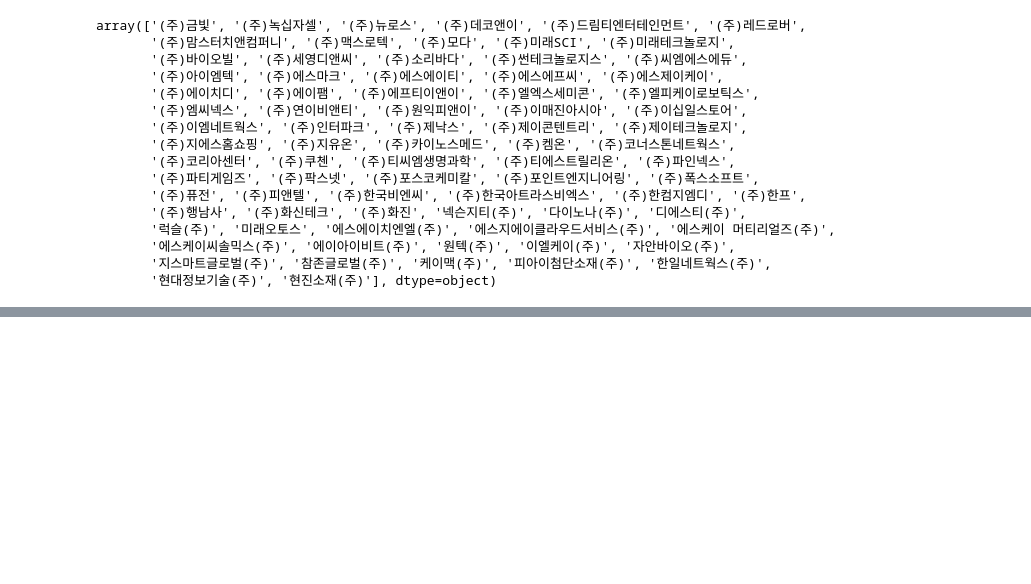
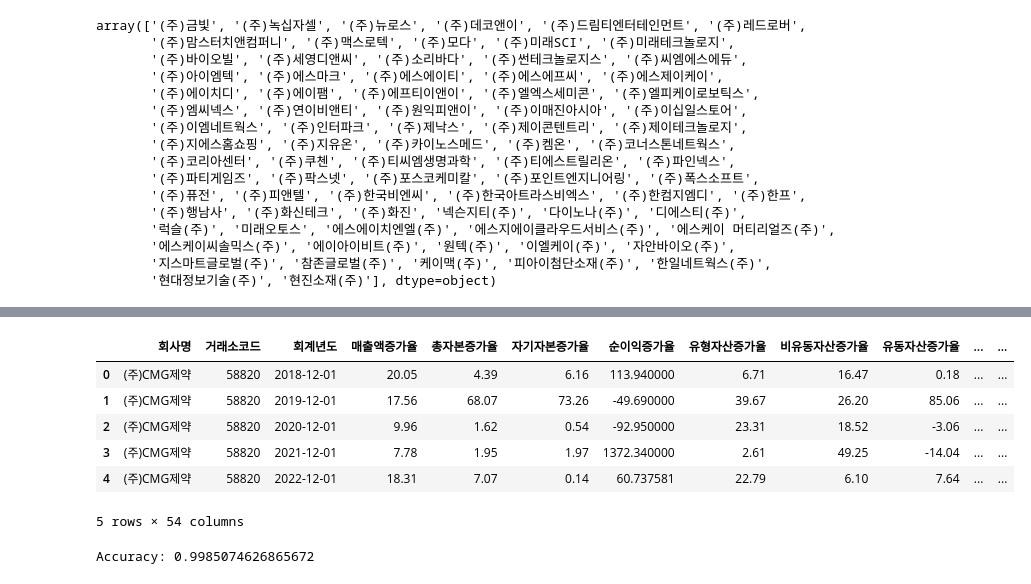
Before and after one commit to BDooHyun/ubion_python_class_01, a Jupyter notebook: 공모전/01_데이터.ipynb, the cells around one changed output, grey strips where cells are left out. Saved outputs shown, nothing was run; the diff lists cells and outputs as text; code cells hidden in the pictures; blank space fills up the shorter version.

```diff
--- a/공모전/01_데이터.ipynb
+++ b/공모전/01_데이터.ipynb
@@ -471,0 +515,52 @@ kosdaq_js = kosdaq.loc[~kosdaq['회사명'].isin(['(주)썬테크놀로지스',
+# %%
+kosdaqbs = '(주)썬테크놀로지스', '참존글로벌(주)', '(주)레드로버', '(주)뉴로스', '(주)연이비앤티',
+'(주)소리바다', '에스에이치엔엘(주)', '(주)세영디앤씨', '현진소재(주)', '(주)한프',
+'지스마트글로벌(주)', '자안바이오(주)', '(주)이엠네트웍스', '(주)코너스톤네트웍스',
+'에이아이비트(주)', '(주)지유온', '(주)맥스로텍', '(주)에스제이케이', '디에스티(주)',
+'(주)팍스넷', '럭슬(주)', '(주)제낙스', '(주)아이엠텍', '(주)퓨전', '(주)행남사',
+'(주)에이팸', '(주)에이치디', '(주)미래SCI', '(주)이매진아시아', '(주)파티게임즈',
+'(주)바이오빌', '(주)모다', '(주)화진', '(주)에스에프씨', '이엘케이(주)', '(주)에스마크',
+'(주)피앤텔', '(주)파인넥스', '(주)제이테크놀로지', '(주)데코앤이', '(주)에프티이앤이',
+'(주)이십일스토어', '(주)화신테크', '미래오토스', '에스지에이클라우드서비스(주)'
+kosdaq["부실여부"] = kosdaq['회사명'].apply(lambda x: 1 if x in kosdaqbs else 0)
+kosdaq.head()
+# %% [output]
+|  | 회사명 | 거래소코드 | 회계년도 | 매출액증가율 | 총자본증가율 | 자기자본증가율 | 순이익증가율 | 유형자산증가율 | 비유동자산증가율 | 유동자산증가율 | ... | ... |
+| 0 | (주)CMG제약 | 58820 | 2018-12-01 | 20.05 | 4.39 | 6.16 | 113.940000 | 6.71 | 16.47 | 0.18 | ... | ... |
+| 1 | (주)CMG제약 | 58820 | 2019-12-01 | 17.56 | 68.07 | 73.26 | -49.690000 | 39.67 | 26.20 | 85.06 | ... | ... |
+| 2 | (주)CMG제약 | 58820 | 2020-12-01 | 9.96 | 1.62 | 0.54 | -92.950000 | 23.31 | 18.52 | -3.06 | ... | ... |
+| 3 | (주)CMG제약 | 58820 | 2021-12-01 | 7.78 | 1.95 | 1.97 | 1372.340000 | 2.61 | 49.25 | -14.04 | ... | ... |
+| 4 | (주)CMG제약 | 58820 | 2022-12-01 | 18.31 | 7.07 | 0.14 | 60.737581 | 22.79 | 6.10 | 7.64 | ... | ... |
+5 rows × 54 columns
+# %%
+# 종속 변수와 독립 변수를 준비합니다.
+# X는 독립 변수들로 이루어진 2차원 배열이어야 합니다.
+# y는 종속 변수로 이루어진 1차원 배열이어야 합니다.
+X = kosdaq[["매출액증가율", "총자본증가율", "자기자본증가율", "순이익증가율", "유형자산증가율", "비유동자산증가율",
+          "유동자산증가율", "재고자산증가율", "유동비율", "당좌비율", "현금비율", "순운전자본비율", "부채비율",
+          "자기자본배율", "비유동비율", "유동자산구성비율", "자기자본구성비율", "매출액총이익률", "매출액순이익률",
+          "총자본사업이익률", "총자본순이익률", "자기자본순이익률", "1주당순이익(원)", "1주당매출액(원)", "총자본회전률",
+          "자기자본회전률", "비유동자산회전률", "재고자산회전률", "매출채권회전률", "매입채무회전률", "매입채무회전기간",
+          "재고자산회전기간", "매출채권회전기간", "1회전기간", "운전가본회전률", "순운전자본회전률", "유형자산회전율",
+          "유동자산회전률", "당좌자산회전률", "부가가치(백만원)", "총자본투자효율", "설비투자효율", "기계투자효율",
+          "부가가치율", "노동소득분배율", "자본분배율", "이윤분배율"]]  # 독립 변수 데이터
+y = kosdaq["부실여부"] # 종속 변수 데이터
+
+# 데이터를 훈련 세트와 테스트 세트로 분할합니다.
+X_train, X_test, y_train, y_test = train_test_split(X, y, test_size=0.2, random_state=42)
+
+# 라쏘 모델을 생성하고 훈련합니다.
+lasso = Lasso(alpha=0.5)  # alpha 값은 규제의 강도를 나타냅니다.
+lasso.fit(X_train, y_train)
+
+# 테스트 세트로 예측을 수행합니다.
+y_pred = lasso.predict(X_test)
+
+# 분류 모델일 경우, 예측 결과를 이진 형태로 변환합니다.
+y_pred_binary = (y_pred > 0.5).astype(int)
+
+# 분류 정확도를 평가합니다.
+accuracy = accuracy_score(y_test, y_pred_binary)
+print("Accuracy:", accuracy)
+# %% [output]
+Accuracy: 0.9985074626865672
```
Also changed, not shown: parts of 20 cells of this notebook, 1 other file.
